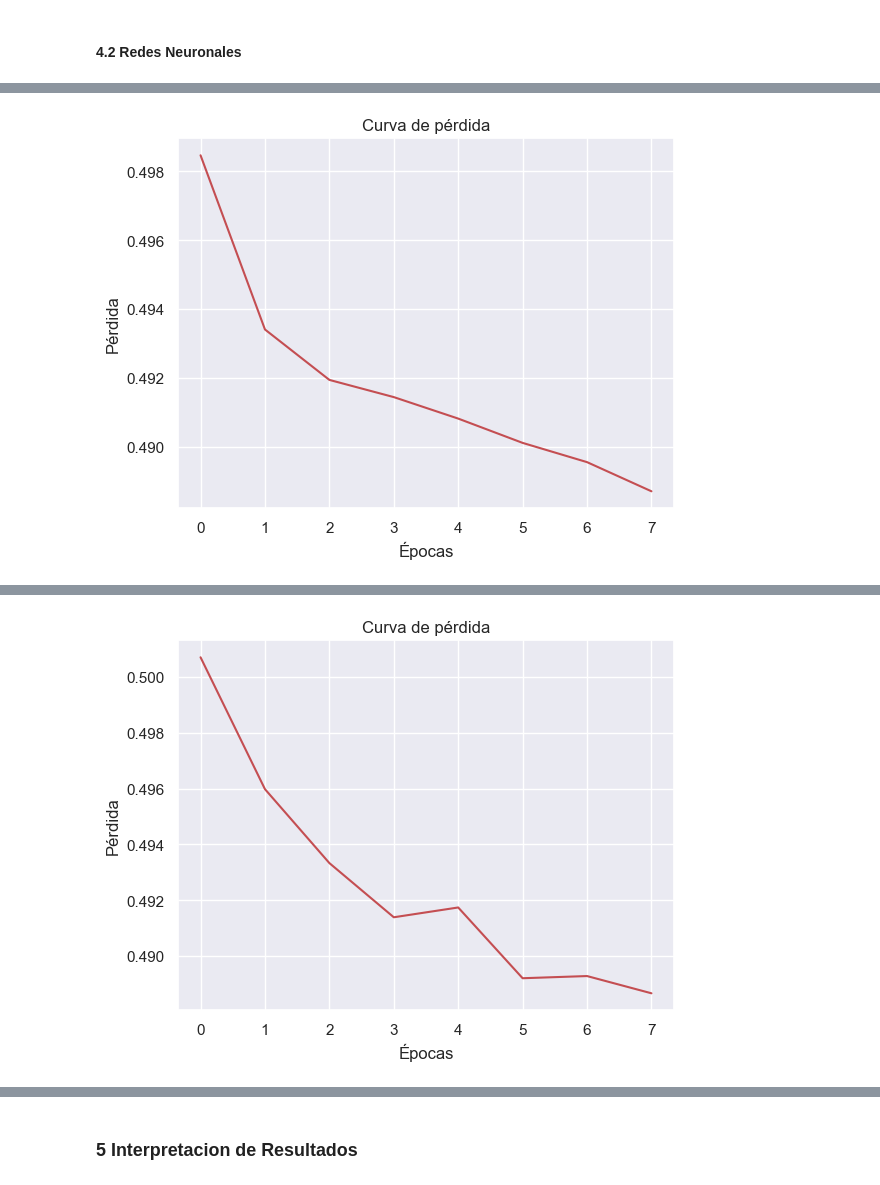
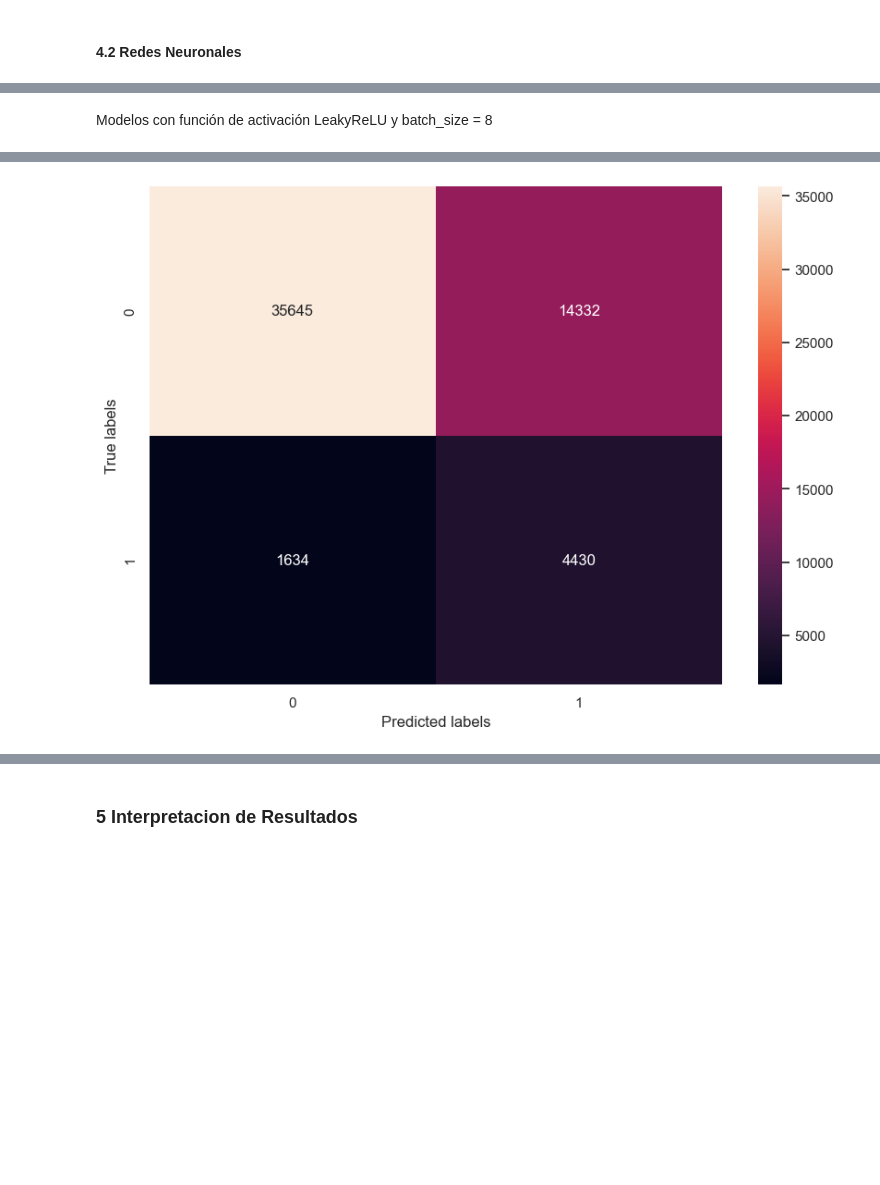
Before and after one commit to Gaddran/Tarea4MachineLearning, a Jupyter notebook: notebooks/Tarea1MLA.ipynb, the cells around one changed output, grey strips where cells are left out. Drawn from its saved outputs; the diff is of its cells as text; code cells hidden in the pictures; blank space fills up the shorter version.

```diff
--- a/notebooks/Tarea1MLA.ipynb
+++ b/notebooks/Tarea1MLA.ipynb
@@ -589,2 +597,6 @@ X_test_norm = normalize(X_test)
 # %% [markdown]
 #### 4.2 Redes Neuronales
+# %%
+hidden_units = 16     # Número de neuronas en la capa oculta
+learning_rate = 0.01  # Tasa de aprendizaje
+epochs = 8            # Número de épocas
@@ -666,0 +636,5 @@ Testing accuracy: 0.7037347555160522
+# %%
+# Hiperparametros
+activation = 'relu'   # Función de activación para la capa oculta
+batch_size = 8       # Tamaño del lote
+create_and_train_model(hidden_units, epochs, batch_size, activation, learning_rate, X_train_balanced, y_train_balanced, X_test, y_test)
@@ -667,15 +667,7 @@ Testing accuracy: 0.7037347555160522
 # %%
-from tensorflow.keras.layers import LeakyReLU
 # Hiperparametros
-hidden_units = 32     # Número de neuronas en la capa oculta
 activation = LeakyReLU(alpha=0.01)   # Función de activación para la capa oculta
-learning_rate = 0.01  # Tasa de aprendizaje
-epochs = 8            # Número de épocas
 batch_size = 16       # Tamaño del lote
-# Normalizar los datos (usar sklearn's normalize)
-# create_and_train_model(0, hidden_units, epochs, batch_size, activation, learning_rate, X_train_norm, y_train, X_test_norm, y_test)
-create_and_train_model(0, hidden_units, epochs, batch_size, activation, learning_rate, X_train_balanced, y_train_balanced, X_test, y_test)
-create_and_train_model(1, hidden_units, epochs, batch_size, activation, learning_rate, X_train_balanced, y_train_balanced, X_test, y_test)
-create_and_train_model(2, hidden_units, epochs, batch_size, activation, learning_rate, X_train_balanced, y_train_balanced, X_test, y_test)
+create_and_train_model(hidden_units, epochs, batch_size, activation, learning_rate, X_train_balanced, y_train_balanced, X_test, y_test)
 # %% [output]
 Epoch 1/8
@@ -744,12 +695,0 @@ Testing accuracy: 0.7388340830802917
-# %%
-# Hiperparametros
-hidden_units = 32     # Número de neuronas en la capa oculta
-activation = 'relu'   # Función de activación para la capa oculta
-learning_rate = 0.01  # Tasa de aprendizaje
-epochs = 8            # Número de épocas
-batch_size = 8       # Tamaño del lote
-# Normalizar los datos (usar sklearn's normalize)
-# create_and_train_model(0, hidden_units, epochs, batch_size, activation, learning_rate, X_train_norm, y_train, X_test_norm, y_test)
-# create_and_train_model(0, hidden_units, epochs, batch_size, activation, learning_rate, X_train_balanced, y_train_balanced, X_test, y_test)
-create_and_train_model(1, hidden_units, epochs, batch_size, activation, learning_rate, X_train_balanced, y_train_balanced, X_test, y_test)
-# create_and_train_model(2, hidden_units, epochs, batch_size, activation, learning_rate, X_train_balanced, y_train_balanced, X_test, y_test)
@@ -778,15 +696,9 @@ Testing accuracy: 0.7084099054336548
+# %% [markdown]
+Modelos con función de activación LeakyReLU y batch_size = 8
 # %%
-from tensorflow.keras.layers import LeakyReLU
 # Hiperparametros
-hidden_units = 32     # Número de neuronas en la capa oculta
 activation = LeakyReLU(alpha=0.01)   # Función de activación para la capa oculta
-learning_rate = 0.01  # Tasa de aprendizaje
-epochs = 8            # Número de épocas
 batch_size = 8       # Tamaño del lote
-# Normalizar los datos (usar sklearn's normalize)
-# create_and_train_model(0, hidden_units, epochs, batch_size, activation, learning_rate, X_train_norm, y_train, X_test_norm, y_test)
-create_and_train_model(0, hidden_units, epochs, batch_size, activation, learning_rate, X_train_balanced, y_train_balanced, X_test, y_test)
-create_and_train_model(1, hidden_units, epochs, batch_size, activation, learning_rate, X_train_balanced, y_train_balanced, X_test, y_test)
-create_and_train_model(2, hidden_units, epochs, batch_size, activation, learning_rate, X_train_balanced, y_train_balanced, X_test, y_test)
+create_and_train_model(hidden_units, epochs, batch_size, activation, learning_rate, X_train_balanced, y_train_balanced, X_test, y_test)
 # %% [output]
 Epoch 1/8
@@ -833 +726 @@ Testing accuracy: 0.7555361390113831
-[figure, old version]
+[figure, new version]
@@ -854 +726,0 @@ Testing accuracy: 0.7337127923965454
-[figure, removed]
```
Also changed, not shown: parts of 22 cells of this notebook.
